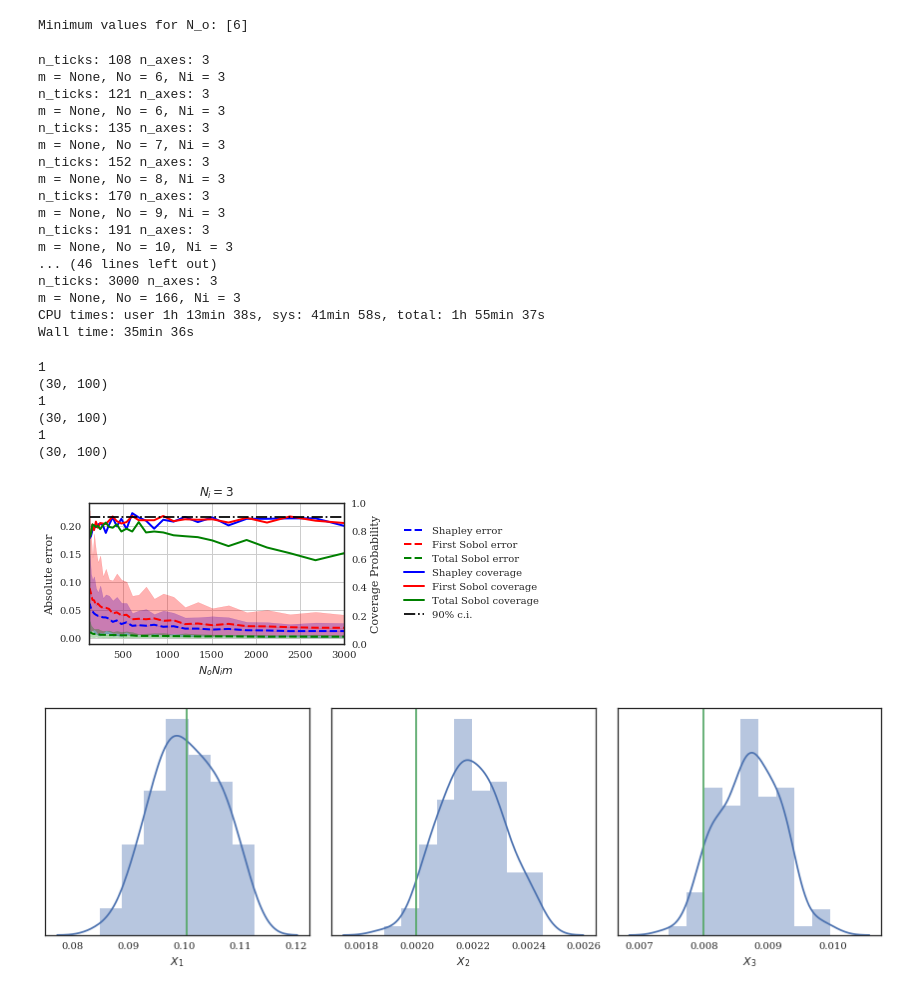
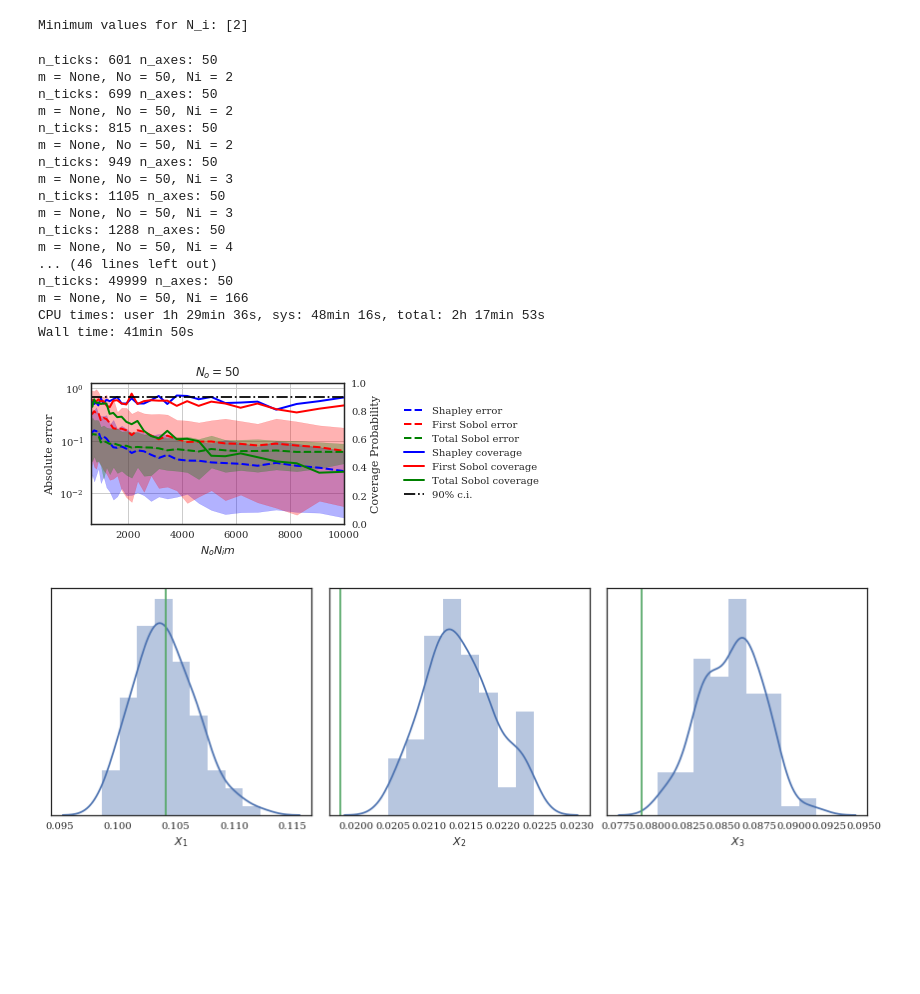
Before and after one commit to josephmure/otshapley, a Jupyter notebook: examples/section5/error-cover-shapley.ipynb, the cells around one changed output. Drawn from its saved outputs; the diff is of its cells as text; code cells hidden in the pictures; blank space fills up the shorter version.

```diff
--- a/examples/section5/error-cover-shapley.ipynb
+++ b/examples/section5/error-cover-shapley.ipynb
@@ -18,7 +18,7 @@ from shapley.plots import set_style_paper, plot_error, plot_cover
 set_style_paper()
 # %%
 dim = 3
-corr = 0.99
+corr = 0.9
 
 beta = None
 Model = AdditiveGaussian
@@ -39,15 +39,15 @@ n_var = 10000
 n_boot = 500
 n_run = 100
 
-name_axes = 'N_i'
-all_n_axes = [3]
+name_axes = 'N_o'
+all_n_axes = [50]
 all_n_axes = np.asarray(all_n_axes)
 n_n_axes = len(all_n_axes)
 
-name_ticks = 'N_o'
+name_ticks = 'N_i'
 n_n_ticks = 30
-min_n_ticks = 108
-max_n_ticks = 3000
+min_n_ticks = 601
+max_n_ticks = 50000
 
 assert name_axes != name_ticks, "Don't put the same parameters"
 
@@ -61,7 +61,6 @@ if method == 'exact':
 else:
     assert (name_fixed != name_ticks) and (name_fixed != name_axes), "Don't put the same parameters for the fixed param"
 
-
 all_n_ticks = np.logspace(np.log10(min_n_ticks), np.log10(max_n_ticks), n_n_ticks, base=10, dtype=int)
 all_n_ticks = np.unique(all_n_ticks)
 n_n_ticks = len(all_n_ticks)
@@ -74,7 +73,7 @@ else:
 print('Minimum values for {}: {}'.format(name_ticks, tmp))
 assert (tmp > 0).all(), "Wrong minimum for min_n_ticks"
 # %% [output]
-Minimum values for N_o: [6]
+Minimum values for N_i: [2]
 # %%
 %%time
 all_shapley_results = np.zeros((n_n_ticks, n_n_axes, n_run, dim, n_boot))
@@ -133,28 +132,28 @@ for i_ticks, n_ticks in enumerate(all_n_ticks):
                 all_first_results_SE[i_ticks, i_axes, i_run] = shapley_results.first_indices
                 all_total_results_SE[i_ticks, i_axes, i_run] = shapley_results.total_indices_SE
 # %% [output]
-n_ticks: 108 n_axes: 3
-m = None, No = 6, Ni = 3
-n_ticks: 121 n_axes: 3
-m = None, No = 6, Ni = 3
-n_ticks: 135 n_axes: 3
-m = None, No = 7, Ni = 3
-n_ticks: 152 n_axes: 3
-m = None, No = 8, Ni = 3
-n_ticks: 170 n_axes: 3
-m = None, No = 9, Ni = 3
-n_ticks: 191 n_axes: 3
-m = None, No = 10, Ni = 3
+n_ticks: 601 n_axes: 50
+m = None, No = 50, Ni = 2
+n_ticks: 699 n_axes: 50
+m = None, No = 50, Ni = 2
+n_ticks: 815 n_axes: 50
+m = None, No = 50, Ni = 2
+n_ticks: 949 n_axes: 50
+m = None, No = 50, Ni = 3
+n_ticks: 1105 n_axes: 50
+m = None, No = 50, Ni = 3
+n_ticks: 1288 n_axes: 50
+m = None, No = 50, Ni = 4
 ... (46 lines left out)
-n_ticks: 3000 n_axes: 3
-m = None, No = 166, Ni = 3
-CPU times: user 1h 13min 38s, sys: 41min 58s, total: 1h 55min 37s
-Wall time: 35min 36s
+n_ticks: 49999 n_axes: 50
+m = None, No = 50, Ni = 166
+CPU times: user 1h 29min 36s, sys: 48min 16s, total: 2h 17min 53s
+Wall time: 41min 50s
 # %%
 # Coverage probability
 ci_prob = 0.10
-error_type = 'absolute'
-logscale = False
+error_type = 'relative'
+logscale = True
 ci_method = 'bootstrap'
 do_cover = True
 savefigs = True
@@ -205,40 +204,34 @@ for i_ax, (N, ax_err) in enumerate(zip(x_axes, axes)):
         if i_ax < n_col - 1:
             plt.setp(ax_cov.get_yticklabels(), visible=False)
             ax_cov.set_ylabel('')
             ax_cov.set_yticks([])
 
     if i_ax > 0:
         plt.setp(ax_err.get_yticklabels(), visible=False)
         ax_err.set_ylabel('')
 
     ax_err.set_xlabel('$%s$' % (x_label))
     ax_err.grid()
     ax_err.set_title('$%s = %d$' % (name_axes, N))
 
     if i_ax == n_col-1:
         h_err, l_err = ax_err.get_legend_handles_labels()
         h_cov, l_cov = ax_cov.get_legend_handles_labels()
         ax_err.legend(h_err + h_cov, l_err + l_cov, loc='center left',
                           bbox_to_anchor=(1.2, 0.5))
 
 fig.tight_layout(pad=1.0)
 if savefigs:
     figname = './output/%s_precision_dim_%d_%s_corr_%.2f' % (Model.__name__, dim, method, corr)
     figname += 'Nv_%d_Nboot_%d_Nrun_%d_ax_%s_tick_%s' % (n_var, n_boot, n_run, name_axes, name_ticks)
     figname += 'naxes_%d_nticks_%d_mintick_%d_maxtick_%d' % (n_n_axes, n_n_ticks, min_n_ticks, max_n_ticks)
     if method == 'random':
         figname += 'Fix_%s_nfixed_%d' % name_fixed, n_fixed
     figname += 'ciprob_%.2f_error_%s_%s' % (ci_prob, error_type, ci_method)
     fig.savefig(figname + '.pdf', bbox_inches='tight')
     fig.savefig(figname + '.png', bbox_inches='tight')
 # %% [output]
-1
-(30, 100)
-1
-(30, 100)
-1
-(30, 100)
-[figure, old version]
+[figure, new version]
 # %%
 name = 'Total Sobol'
 
@@ -256,4 +249,4 @@ for i in range(dim):
 
 fig.tight_layout()
 # %% [output]
-[figure, old version]
+[figure, new version]
```
Also changed, not shown: 7 other files.
